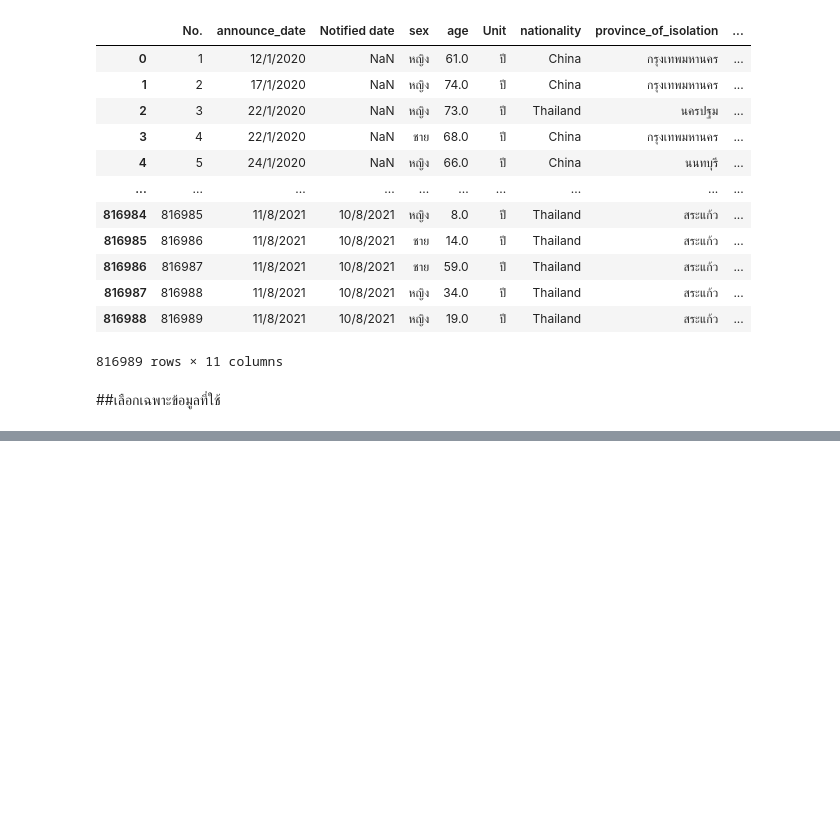
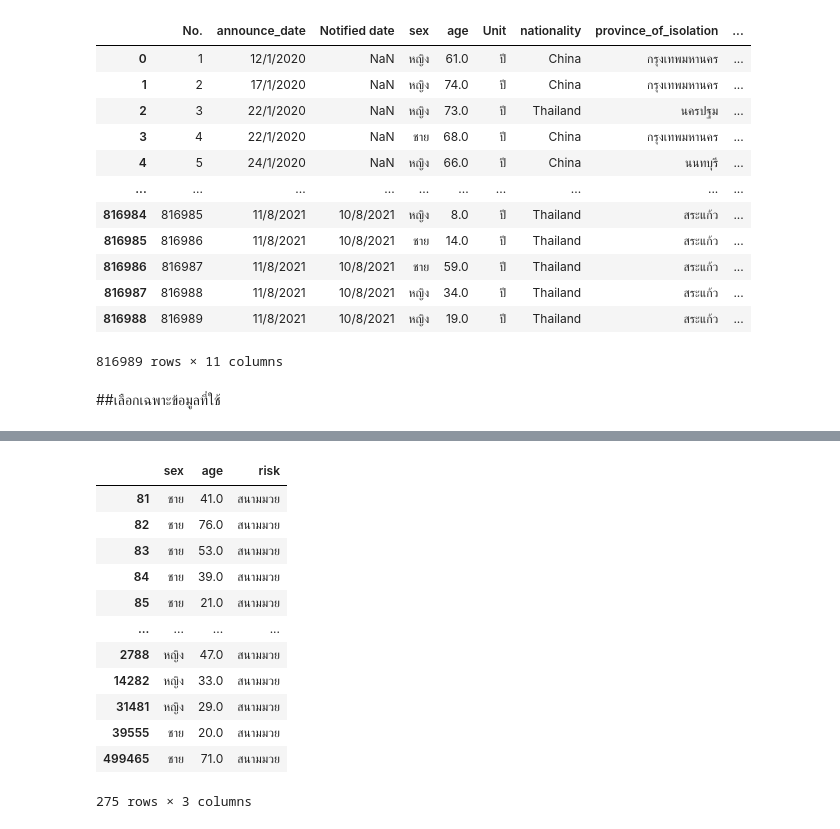
Before and after one commit to gameaphiwat/data_viz_2022, a Jupyter notebook: DataViz01_Table_Data.ipynb, the cells around one changed output, grey strips where cells are left out. Cells and saved outputs as stored; diff of their text form; code cells hidden in the pictures; blank space fills up the shorter version.

```diff
--- a/DataViz01_Table_Data.ipynb
+++ b/DataViz01_Table_Data.ipynb
@@ -189,0 +222,17 @@ data_province
+# %%
+Q1 = data_risk[data_risk['risk']=='สนามมวย'] #เลือกเอาเฉพาะสนามมวย
+Q1
+# %% [output]
+|  | sex | age | risk |
+| 81 | ชาย | 41.0 | สนามมวย |
+| 82 | ชาย | 76.0 | สนามมวย |
+| 83 | ชาย | 53.0 | สนามมวย |
+| 84 | ชาย | 39.0 | สนามมวย |
+| 85 | ชาย | 21.0 | สนามมวย |
+| ... | ... | ... | ... |
+| 2788 | หญิง | 47.0 | สนามมวย |
+| 14282 | หญิง | 33.0 | สนามมวย |
+| 31481 | หญิง | 29.0 | สนามมวย |
+| 39555 | ชาย | 20.0 | สนามมวย |
+| 499465 | ชาย | 71.0 | สนามมวย |
+275 rows × 3 columns
```
Also changed, not shown: parts of 14 cells of this notebook.
